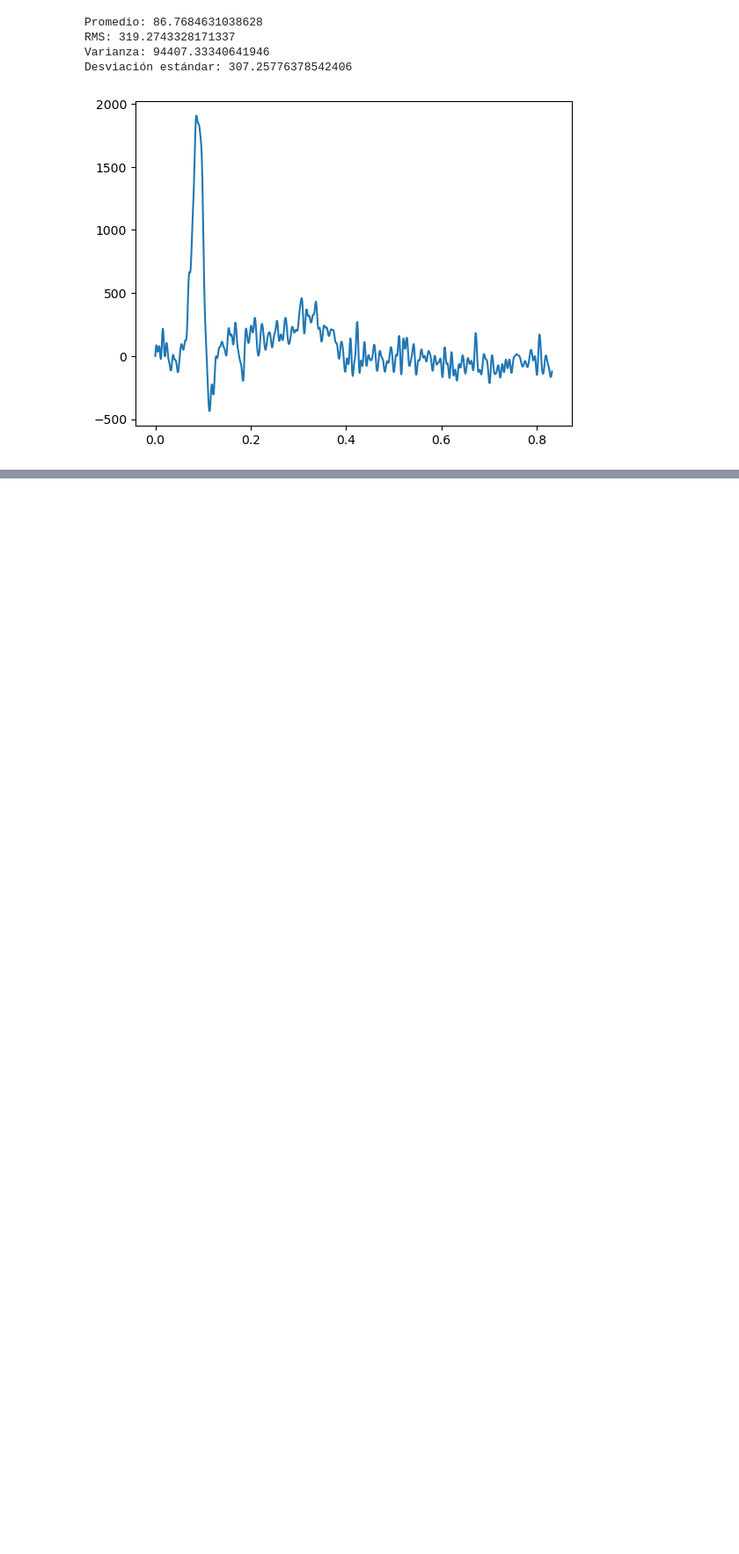
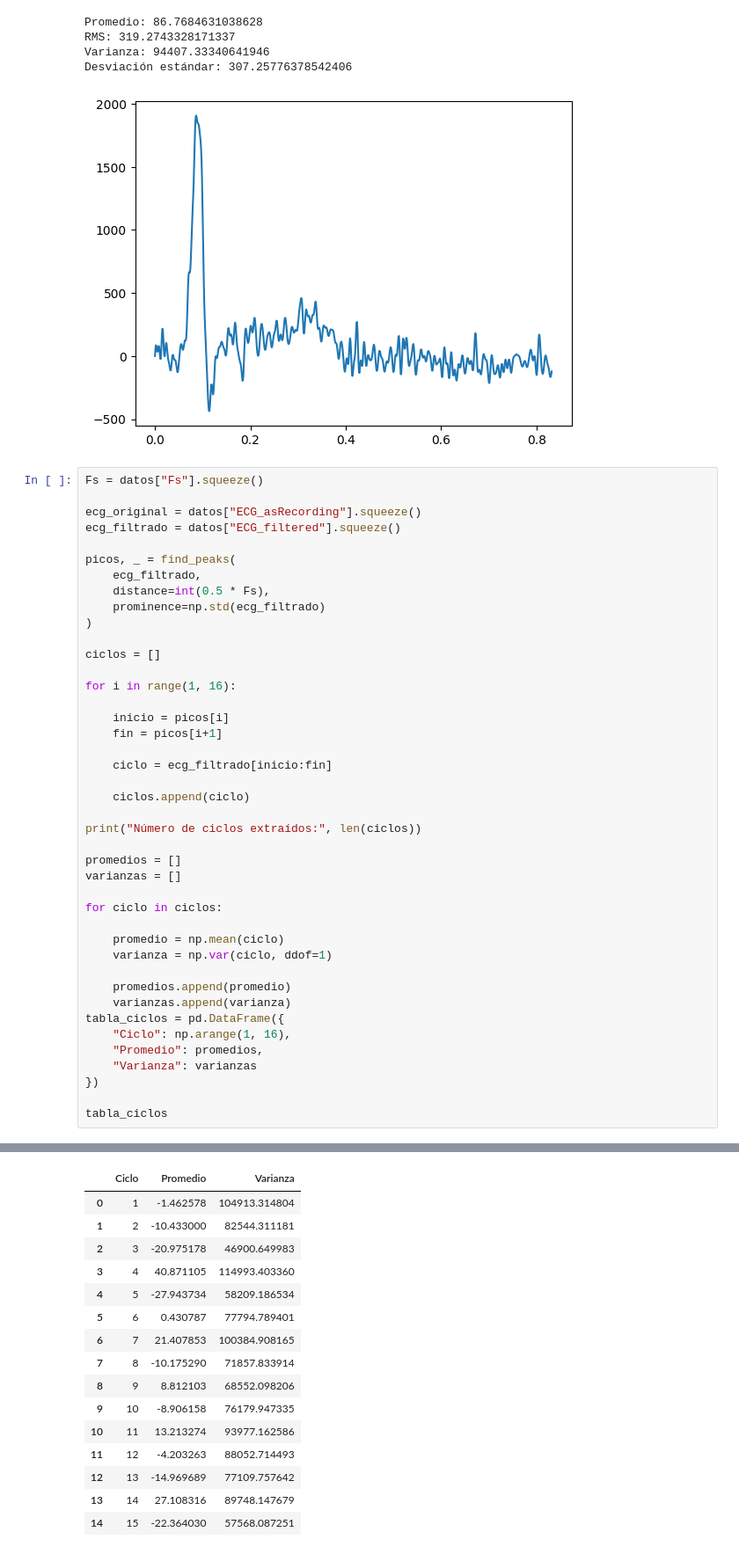
Before and after one commit to Victoriapn/Lab_Biose-ales, a Jupyter notebook: Practica 2/PARTE1.ipynb, the cells around one changed output, grey strips where cells are left out. Shown at 88% size. Saved outputs shown, nothing was run; the diff lists cells and outputs as text; blank space fills up the shorter version.

```diff
--- a/Practica 2/PARTE1.ipynb
+++ b/Practica 2/PARTE1.ipynb
@@ -84,3 +91,46 @@ RMS: 319.2743328171337
 Varianza: 94407.33340641946
 Desviación estándar: 307.25776378542406
 [figure]
+# %%
+Fs = datos["Fs"].squeeze()
+
+ecg_original = datos["ECG_asRecording"].squeeze()
+ecg_filtrado = datos["ECG_filtered"].squeeze()
+
+picos, _ = find_peaks(
+    ecg_filtrado,
+    distance=int(0.5 * Fs),
+    prominence=np.std(ecg_filtrado)
+)
+
+ciclos = []
+
+for i in range(1, 16):
+
+    inicio = picos[i]
+    fin = picos[i+1]
+
+    ciclo = ecg_filtrado[inicio:fin]
+
+    ciclos.append(ciclo)
+
+print("Número de ciclos extraídos:", len(ciclos))
+
+promedios = []
+varianzas = []
+
+for ciclo in ciclos:
+
+    promedio = np.mean(ciclo)
+    varianza = np.var(ciclo, ddof=1)
+
+    promedios.append(promedio)
+    varianzas.append(varianza)
+tabla_ciclos = pd.DataFrame({
+    "Ciclo": np.arange(1, 16),
+    "Promedio": promedios,
+    "Varianza": varianzas
+})
+
+tabla_ciclos
+# %% [output]
@@ -86,0 +138,16 @@ Desviación estándar: 307.25776378542406
+|  | Ciclo | Promedio | Varianza |
+| 0 | 1 | -1.462578 | 104913.314804 |
+| 1 | 2 | -10.433000 | 82544.311181 |
+| 2 | 3 | -20.975178 | 46900.649983 |
+| 3 | 4 | 40.871105 | 114993.403360 |
+| 4 | 5 | -27.943734 | 58209.186534 |
+| 5 | 6 | 0.430787 | 77794.789401 |
+| 6 | 7 | 21.407853 | 100384.908165 |
+| 7 | 8 | -10.175290 | 71857.833914 |
+| 8 | 9 | 8.812103 | 68552.098206 |
+| 9 | 10 | -8.906158 | 76179.947335 |
+| 10 | 11 | 13.213274 | 93977.162586 |
+| 11 | 12 | -4.203263 | 88052.714493 |
+| 12 | 13 | -14.969689 | 77109.757642 |
+| 13 | 14 | 27.108316 | 89748.147679 |
+| 14 | 15 | -22.364030 | 57568.087251 |
```
Also changed, not shown: parts of 15 cells of this notebook.
